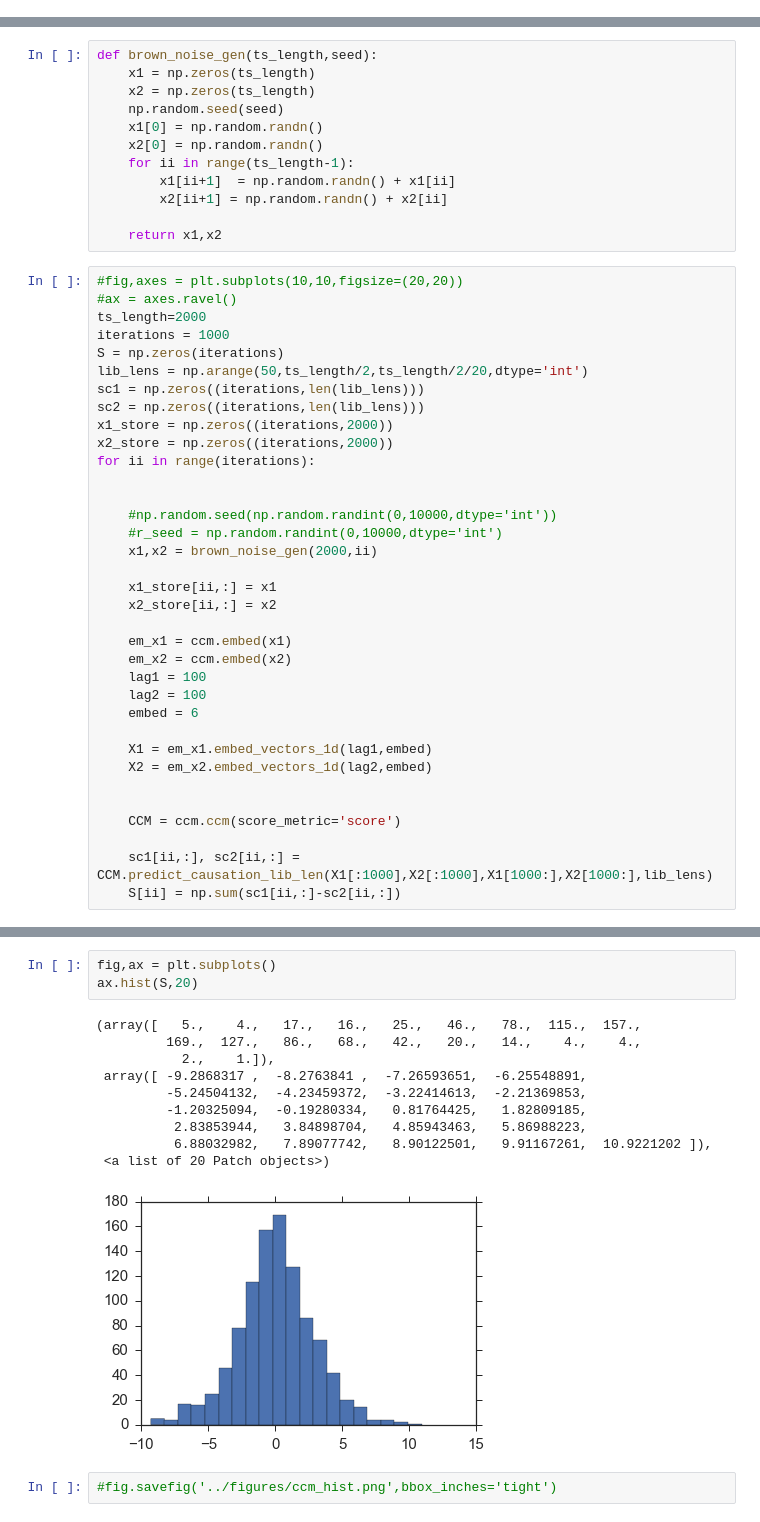
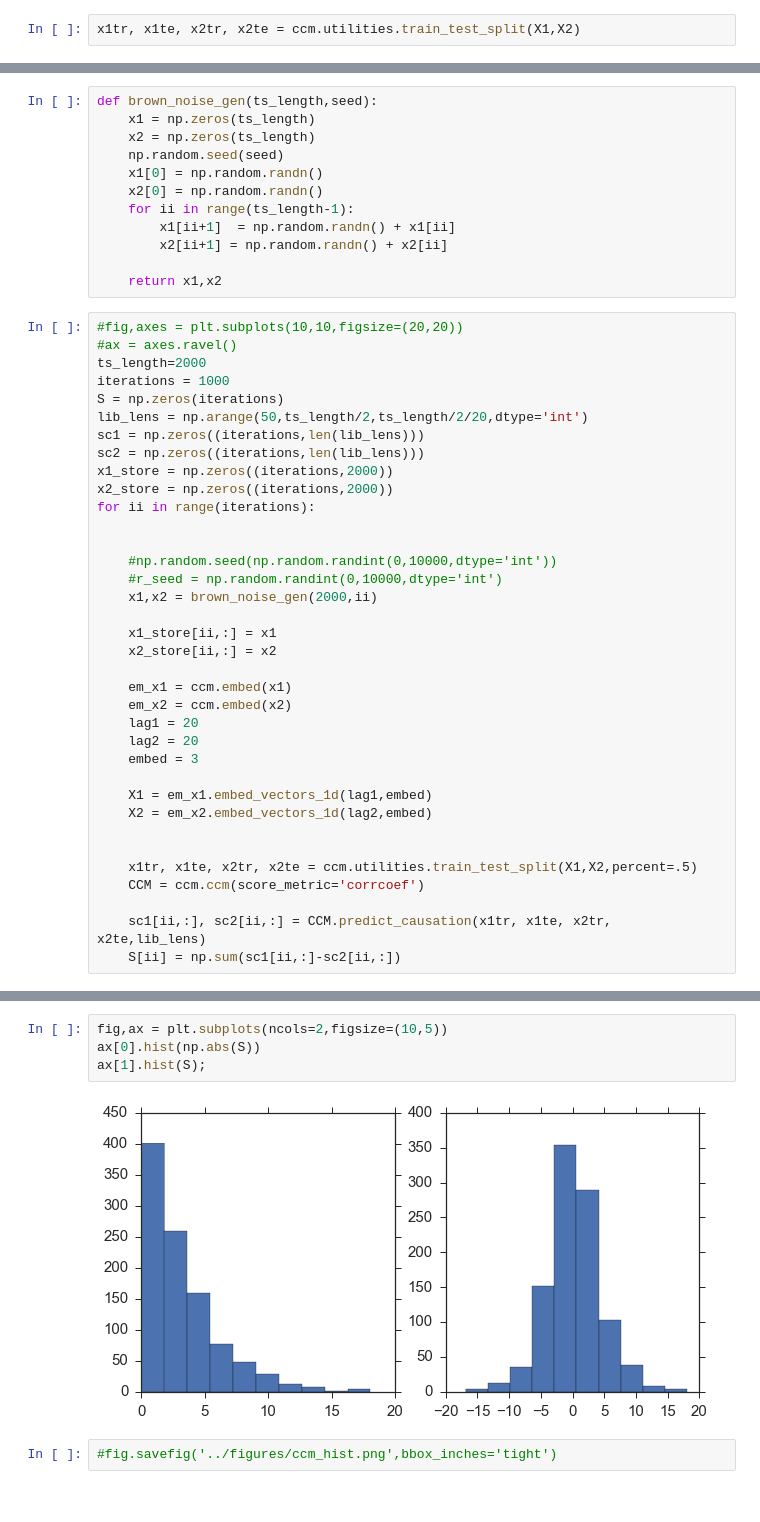
Before and after one commit to nickc1/skccm, a Jupyter notebook: scripts/skCCM_examples.ipynb, the cells around one changed output, grey strips where cells are left out. Drawn from its saved outputs; the diff is of its cells as text.

```diff
--- a/scripts/skCCM_examples.ipynb
+++ b/scripts/skCCM_examples.ipynb
@@ -497,0 +498,2 @@ sc1, sc2 = CCM.predict_causation_lib_len(X1[:split],X2[:split],X1[split:],X2[spl
+# %%
+x1tr, x1te, x2tr, x2te = ccm.utilities.train_test_split(X1,X2)
@@ -540,17 +550,18 @@ for ii in range(iterations):
 
     em_x1 = ccm.embed(x1)
     em_x2 = ccm.embed(x2)
-    lag1 = 100
-    lag2 = 100
-    embed = 6
+    lag1 = 20
+    lag2 = 20
+    embed = 3
 
     X1 = em_x1.embed_vectors_1d(lag1,embed)
     X2 = em_x2.embed_vectors_1d(lag2,embed)
 
 
-    CCM = ccm.ccm(score_metric='score')
+    x1tr, x1te, x2tr, x2te = ccm.utilities.train_test_split(X1,X2,percent=.5)
+    CCM = ccm.ccm(score_metric='corrcoef')
 
-    sc1[ii,:], sc2[ii,:] = CCM.predict_causation_lib_len(X1[:1000],X2[:1000],X1[1000:],X2[1000:],lib_lens)
+    sc1[ii,:], sc2[ii,:] = CCM.predict_causation(x1tr, x1te, x2tr, x2te,lib_lens)
     S[ii] = np.sum(sc1[ii,:]-sc2[ii,:])
 # %%
 X1.shape
@@ -574,16 +570,8 @@ plt.hist(np.abs(S))
 # %%
-fig,ax = plt.subplots()
-ax.hist(S,20)
+fig,ax = plt.subplots(ncols=2,figsize=(10,5))
+ax[0].hist(np.abs(S))
+ax[1].hist(S);
 # %% [output]
-(array([   5.,    4.,   17.,   16.,   25.,   46.,   78.,  115.,  157.,
-         169.,  127.,   86.,   68.,   42.,   20.,   14.,    4.,    4.,
-           2.,    1.]),
- array([ -9.2868317 ,  -8.2763841 ,  -7.26593651,  -6.25548891,
-         -5.24504132,  -4.23459372,  -3.22414613,  -2.21369853,
-         -1.20325094,  -0.19280334,   0.81764425,   1.82809185,
-          2.83853944,   3.84898704,   4.85943463,   5.86988223,
-          6.88032982,   7.89077742,   8.90122501,   9.91167261,  10.9221202 ]),
- <a list of 20 Patch objects>)
-[figure, old version]
+[figure, new version]
 # %%
 #fig.savefig('../figures/ccm_hist.png',bbox_inches='tight')
```
Also changed, not shown: parts of 31 cells of this notebook, 3 other files.
